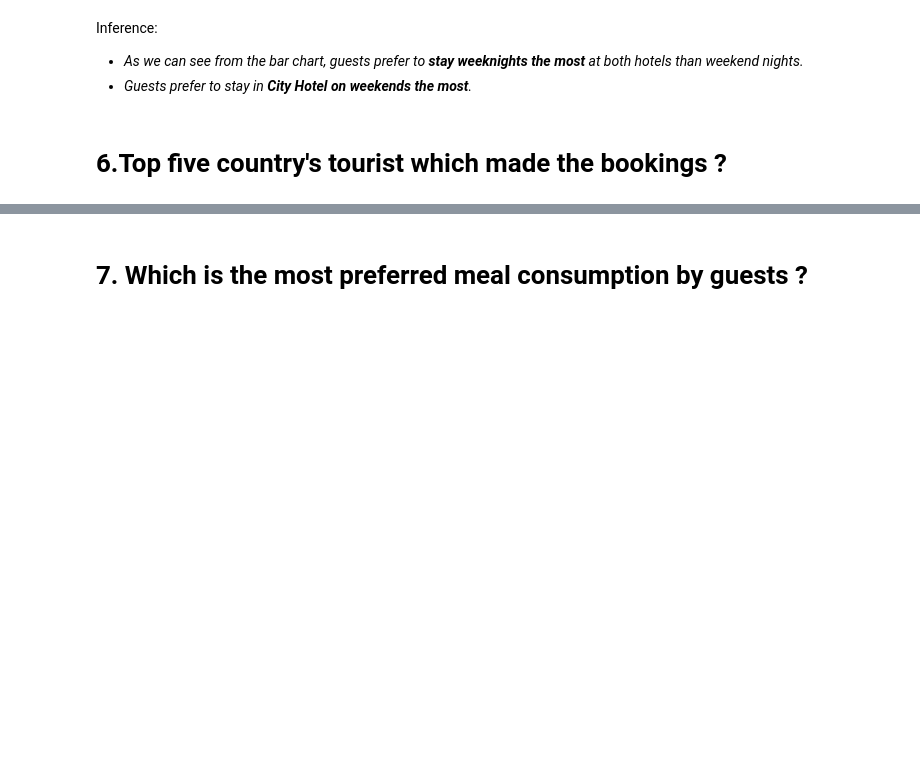
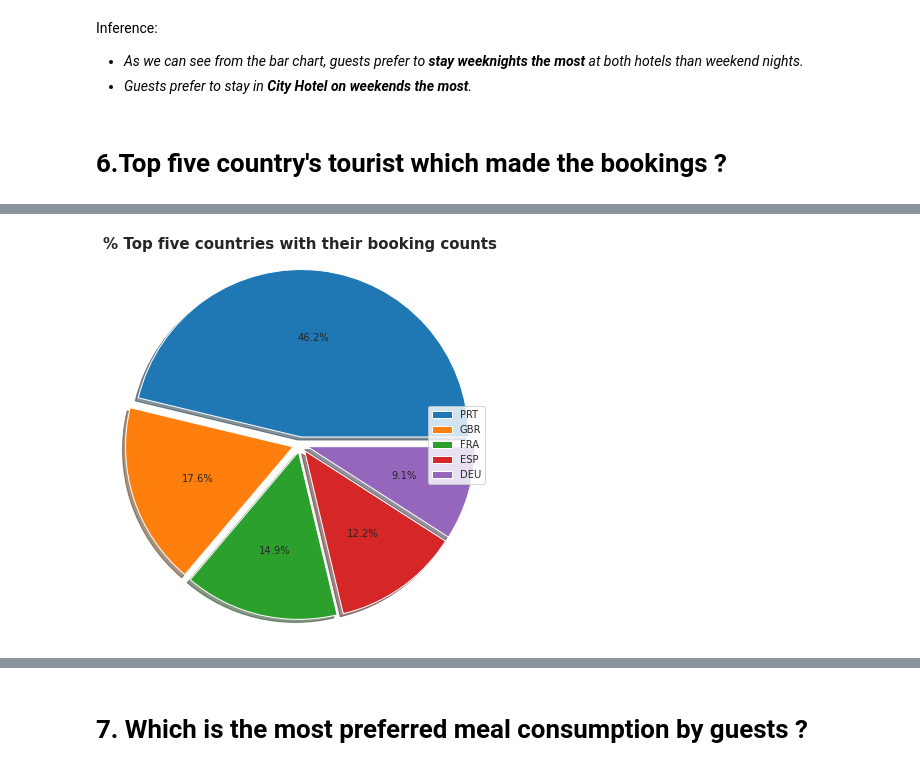
Before and after one commit to shrikantkute/EDA-Hotel-Booking, a Jupyter notebook: Hotel_Booking_EDA.ipynb, the cells around one changed output, grey strips where cells are left out. Drawn from its saved outputs; the diff is of its cells as text; code cells hidden in the pictures; blank space fills up the shorter version.

```diff
--- a/Hotel_Booking_EDA.ipynb
+++ b/Hotel_Booking_EDA.ipynb
@@ -823,3 +818,8 @@ Inference:
 *   *Guests prefer to stay in **City Hotel on weekends the most**.*
 # %% [markdown]
 # 6.Top five country's tourist which made the bookings ?
+# %%
+# Check the top five countries from which guests are visiting most-
+top_5_tourist_country= hotel_df["country"].value_counts().reset_index()[:5]
+top_5_tourist_country.columns = ["country_name","number_of_guests"]
+top_5_tourist_country
@@ -826,2 +833,11 @@ Inference:
+# %%
+# Visualization in pie chart of percentage of top five countries which made the bookings in hotel
+plt.figure(figsize=(7,7))
+plt.pie(top_5_tourist_country["number_of_guests"],autopct="%1.1f%%",shadow=True,radius=1.1,explode=[.05]*5)
+plt.legend(labels=top_5_tourist_country["country_name"].value_counts().index.tolist(),loc=('right'))
+plt.title('% Top five countries with their booking counts', weight='bold',size=15)
+plt.show()
+# %% [output]
+[figure, added]
 # %%
 # Among top 5 countries around 46% bookings are from Portugal(PRT).
```
Also changed, not shown: parts of 35 cells of this notebook.
